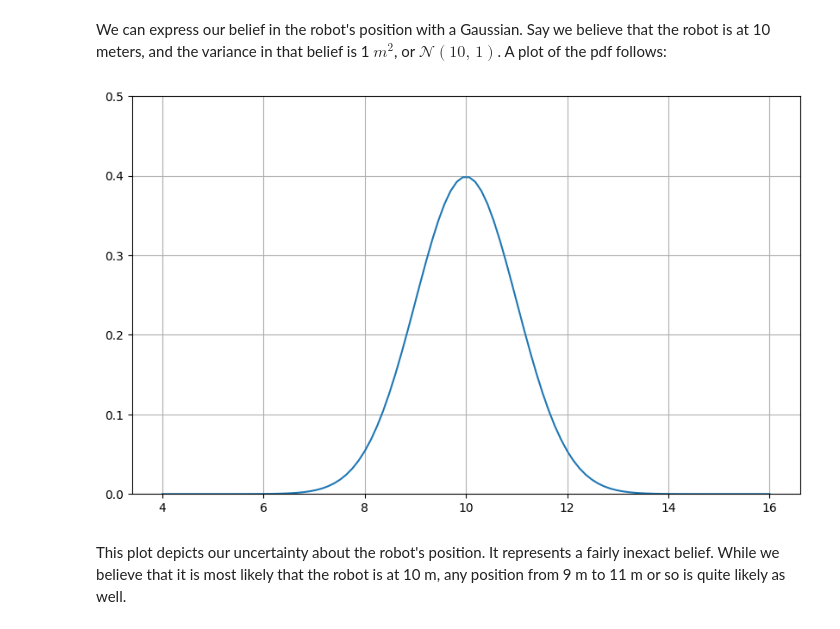
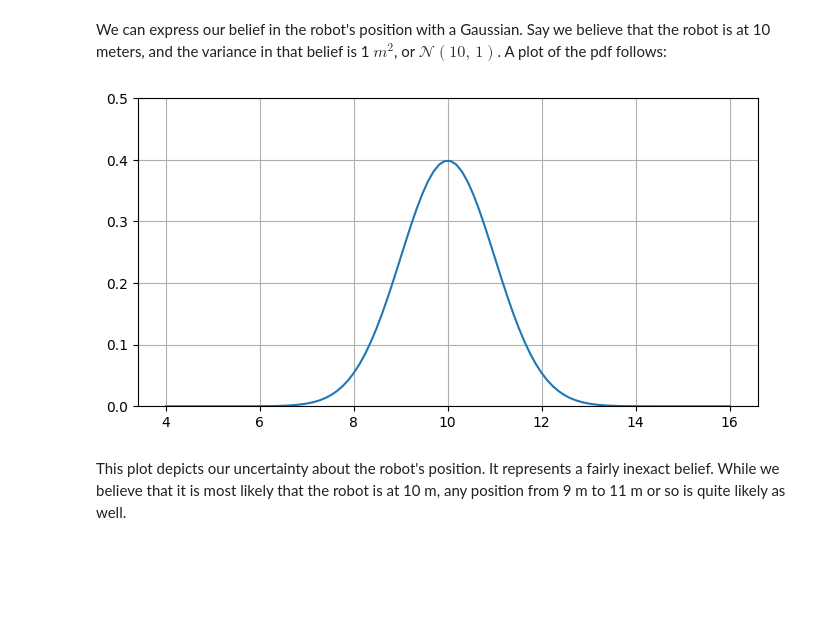
Before and after one commit to dftorresro/IMA208_TP3_Kalman-Filtering, a Jupyter notebook: TP_KalmanFiltering_Daniel-Torres_Laura-Castaneda.ipynb, the cells around one changed output. Cells and saved outputs as stored; diff of their text form; code cells hidden in the pictures; blank space fills up the shorter version.

```diff
--- a/TP_KalmanFiltering_Daniel-Torres_Laura-Castaneda.ipynb
+++ b/TP_KalmanFiltering_Daniel-Torres_Laura-Castaneda.ipynb
@@ -35,13 +35,13 @@ We can express our belief in the robot's position with a Gaussian. Say we believ
 # %%
 xs = np.linspace(4, 16, 100)
 ys = Gaussian_pdf(xs, mean=10.)
 
-plt.figure(figsize=(10, 6))
+plt.figure(figsize=(8, 4))
 plt.plot(xs, ys, label='$\mathcal{N}(10,1)$')
 plt.ylim(0,.5)
 plt.grid(True)
 # %% [output]
-[figure, old version]
+[figure, new version]
 # %% [markdown]
 This plot depicts our uncertainty about the robot's position. It represents a fairly inexact belief. While we believe that it is most likely that the robot is at 10 m, any position from 9 m to 11 m or so is quite likely as well.
 # %% [markdown]
```
Also changed, not shown: parts of 10 cells of this notebook.
